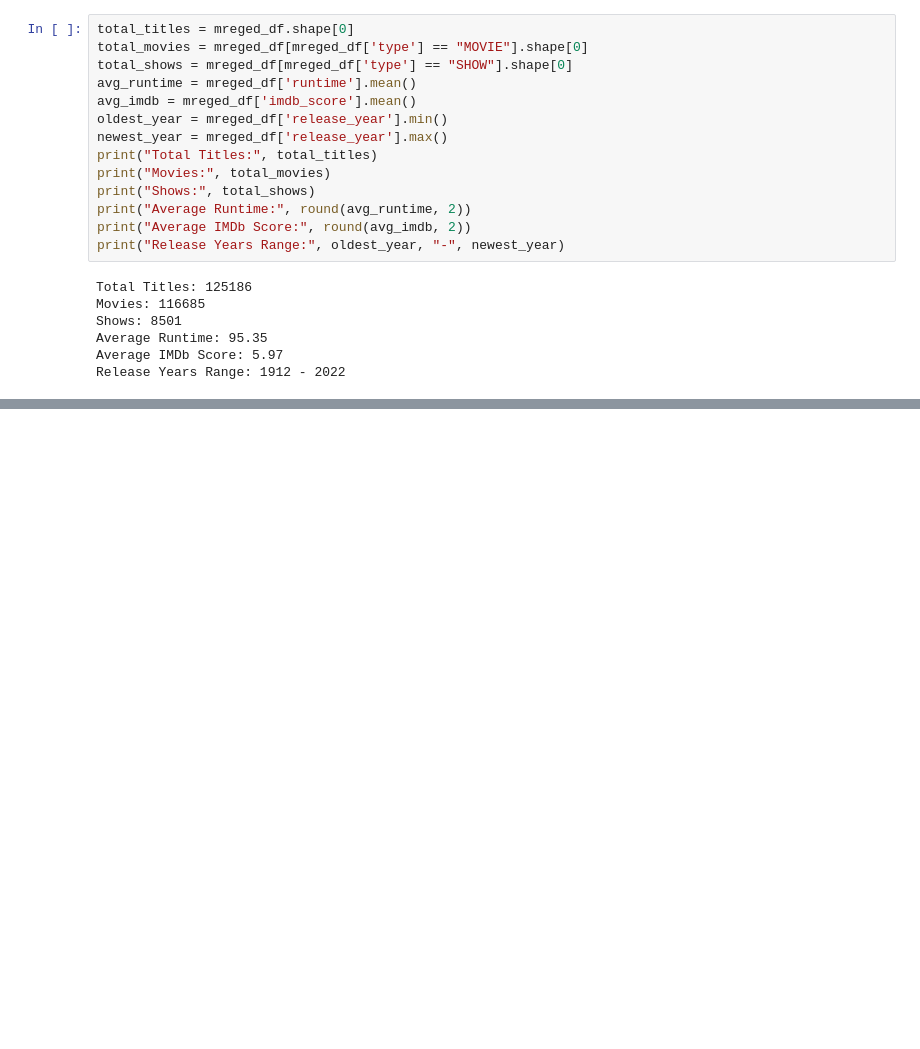
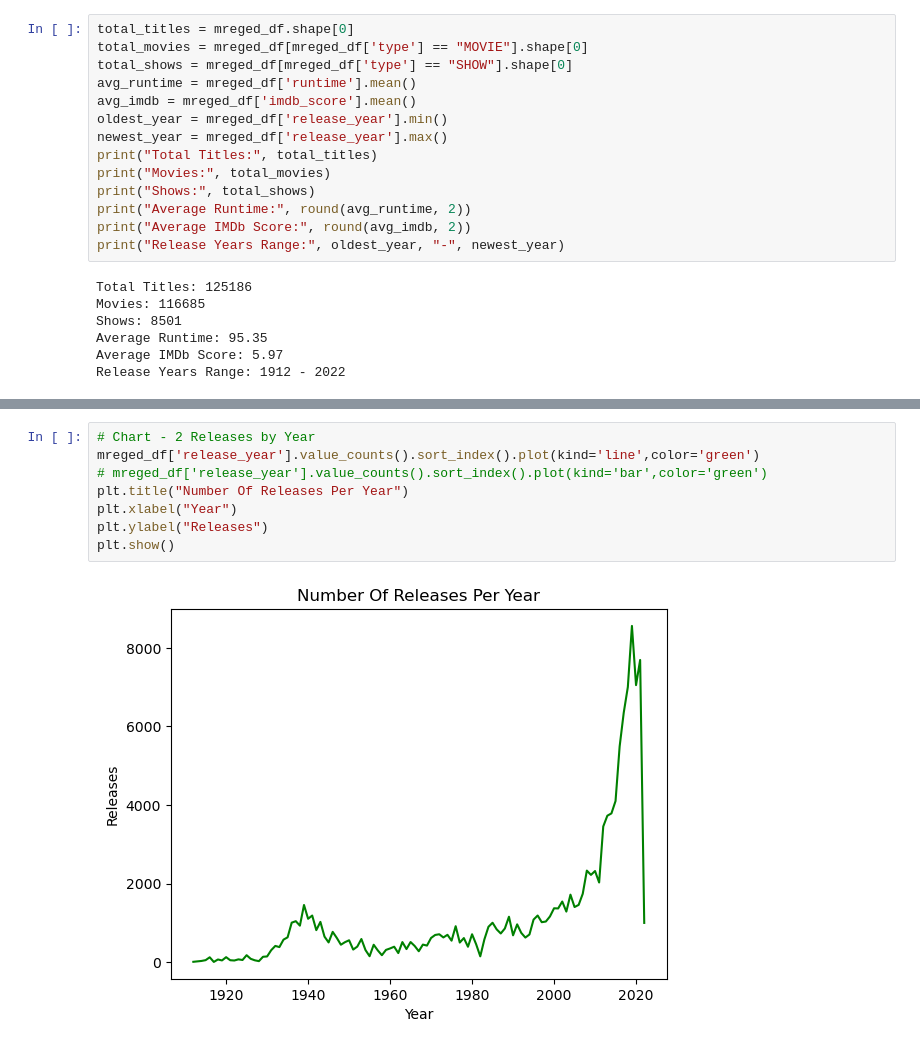
Before and after one commit to codewithkaran-21/Amazon-Prime-TV-Shows-and-Movies-Exploratory-Data-Analysis-, a Jupyter notebook: amazon_eda.ipynb, the cells around one changed output, grey strips where cells are left out. Drawn from its saved outputs; the diff is of its cells as text; blank space fills up the shorter version.

```diff
--- a/amazon_eda.ipynb
+++ b/amazon_eda.ipynb
@@ -301,0 +512,10 @@ Release Years Range: 1912 - 2022
+# %%
+# Chart - 2 Releases by Year
+mreged_df['release_year'].value_counts().sort_index().plot(kind='line',color='green')
+# mreged_df['release_year'].value_counts().sort_index().plot(kind='bar',color='green')
+plt.title("Number Of Releases Per Year")
+plt.xlabel("Year")
+plt.ylabel("Releases")
+plt.show()
+# %% [output]
+[figure, added]
```
Also changed, not shown: parts of 35 cells of this notebook.
